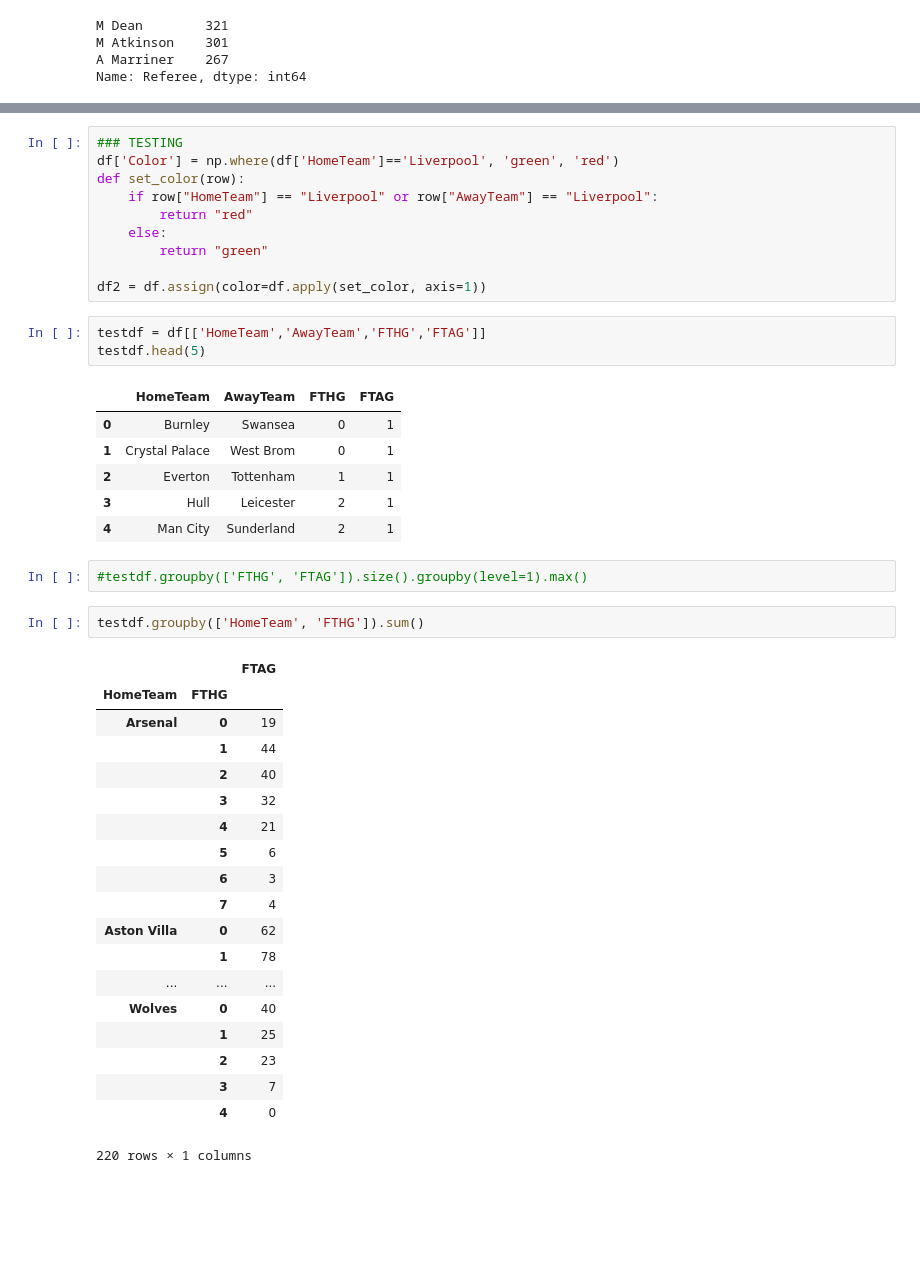
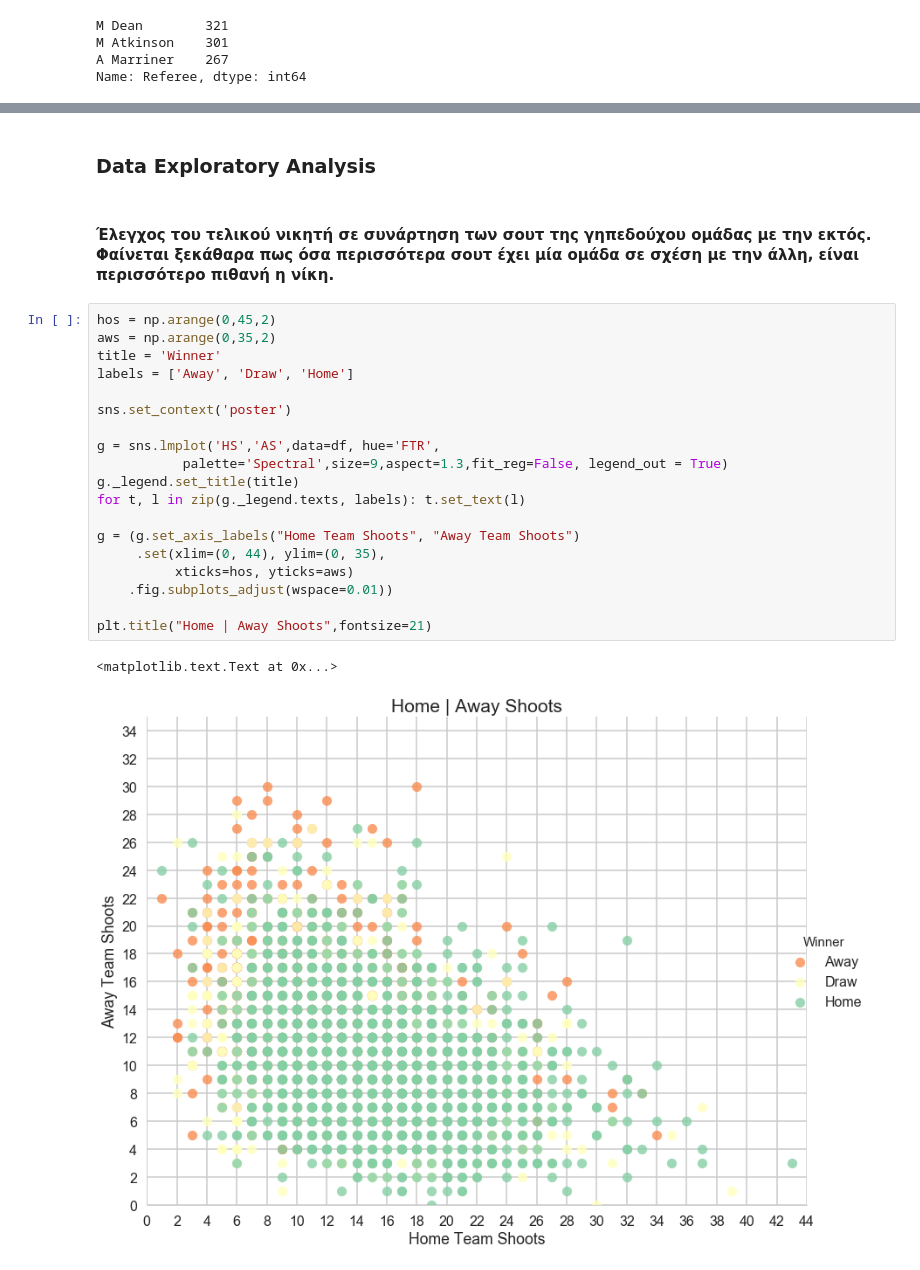
Before and after one commit to stefanosarta/premier-league, a Jupyter notebook: pl.ipynb, the cells around one changed output, grey strips where cells are left out. Cells and saved outputs as stored; diff of their text form; blank space fills up the shorter version.

Commit message:
Adding Exploratory Analysis

```diff
--- a/pl.ipynb
+++ b/pl.ipynb
@@ -378,44 +362,26 @@ Name: Referee, dtype: int64
-# %%
-### TESTING
-df['Color'] = np.where(df['HomeTeam']=='Liverpool', 'green', 'red')
-def set_color(row):
-    if row["HomeTeam"] == "Liverpool" or row["AwayTeam"] == "Liverpool":
-        return "red"
-    else:
-        return "green"
-
-df2 = df.assign(color=df.apply(set_color, axis=1))
-# %%
-testdf = df[['HomeTeam','AwayTeam','FTHG','FTAG']]
-testdf.head(5)
-# %% [output]
-|  | HomeTeam | AwayTeam | FTHG | FTAG |
-| 0 | Burnley | Swansea | 0 | 1 |
-| 1 | Crystal Palace | West Brom | 0 | 1 |
-| 2 | Everton | Tottenham | 1 | 1 |
-| 3 | Hull | Leicester | 2 | 1 |
-| 4 | Man City | Sunderland | 2 | 1 |
-# %%
-#testdf.groupby(['FTHG', 'FTAG']).size().groupby(level=1).max()
-# %%
-testdf.groupby(['HomeTeam', 'FTHG']).sum()
-# %% [output]
-|  |  | FTAG |
-| HomeTeam | FTHG |  |
-| Arsenal | 0 | 19 |
-|  | 1 | 44 |
-|  | 2 | 40 |
-|  | 3 | 32 |
-|  | 4 | 21 |
-|  | 5 | 6 |
-|  | 6 | 3 |
-|  | 7 | 4 |
-| Aston Villa | 0 | 62 |
-|  | 1 | 78 |
-| ... | ... | ... |
-| Wolves | 0 | 40 |
-|  | 1 | 25 |
-|  | 2 | 23 |
-|  | 3 | 7 |
-|  | 4 | 0 |
-220 rows × 1 columns
+# %% [markdown]
+### Data Exploratory Analysis
+# %% [markdown]
+#### Έλεγχος του τελικού νικητή σε συνάρτηση των σουτ της γηπεδούχου ομάδας με την εκτός. Φαίνεται ξεκάθαρα πως όσα περισσότερα σουτ έχει μία ομάδα σε σχέση με την άλλη, είναι περισσότερο πιθανή η νίκη.
+# %%
+hos = np.arange(0,45,2)
+aws = np.arange(0,35,2)
+title = 'Winner'
+labels = ['Away', 'Draw', 'Home']
+
+sns.set_context('poster')
+
+g = sns.lmplot('HS','AS',data=df, hue='FTR',
+           palette='Spectral',size=9,aspect=1.3,fit_reg=False, legend_out = True)
+g._legend.set_title(title)
+for t, l in zip(g._legend.texts, labels): t.set_text(l)
+
+g = (g.set_axis_labels("Home Team Shoots", "Away Team Shoots")
+     .set(xlim=(0, 44), ylim=(0, 35),
+          xticks=hos, yticks=aws)
+    .fig.subplots_adjust(wspace=0.01))
+
+plt.title("Home | Away Shoots",fontsize=21)
+# %% [output]
+<matplotlib.text.Text at 0x...>
+[figure, added]
```
Also changed, not shown: parts of 12 cells of this notebook.
